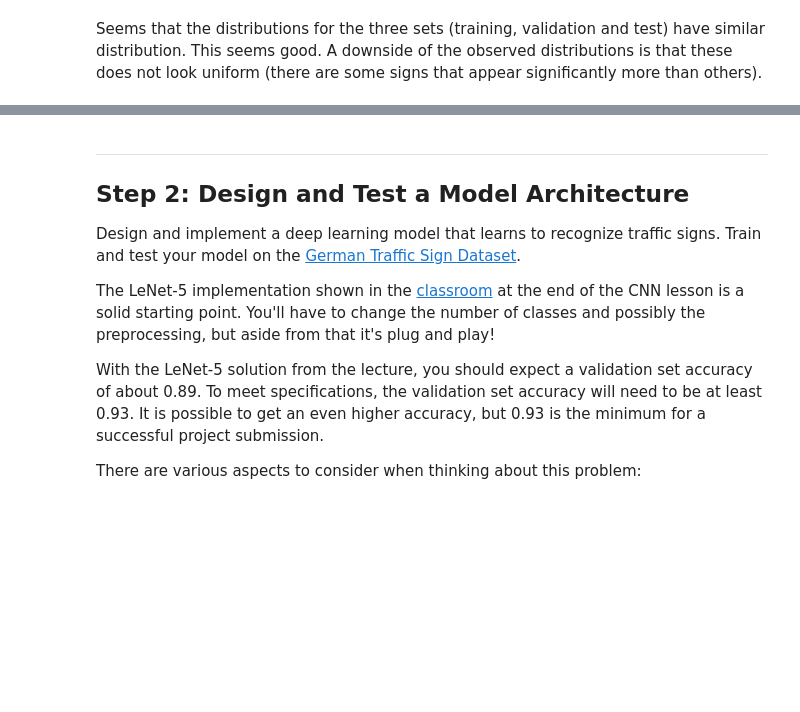
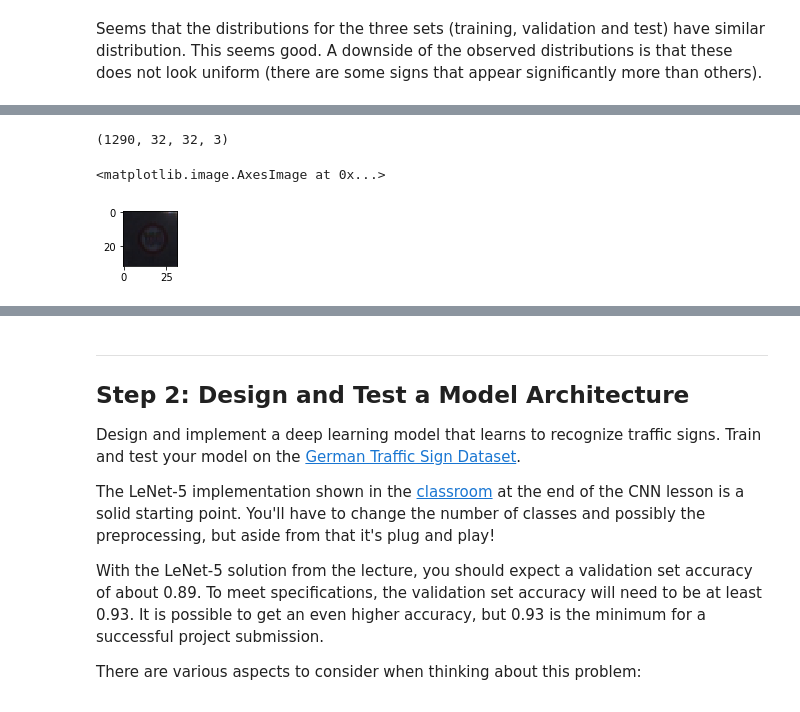
Before and after one commit to daltimira/Traffic-Sign-Classifier, a Jupyter notebook: Traffic_Sign_Classifier.ipynb, the cells around one changed output, grey strips where cells are left out. Saved outputs shown, nothing was run; the diff lists cells and outputs as text; code cells hidden in the pictures; blank space fills up the shorter version.

```diff
--- a/Traffic_Sign_Classifier.ipynb
+++ b/Traffic_Sign_Classifier.ipynb
@@ -220,0 +201,10 @@ print(y_train[index])
+# %%
+itemindex = np.where(y_train==7)
+print(X_train[itemindex].shape)
+img = X_train[itemindex][121]
+plt.figure(figsize=(1,1))
+plt.imshow(img, cmap="gray")
+# %% [output]
+(1290, 32, 32, 3)
+<matplotlib.image.AxesImage at 0x...>
+[figure, added]
```
Also changed, not shown: parts of 17 cells of this notebook, 1 other file.
